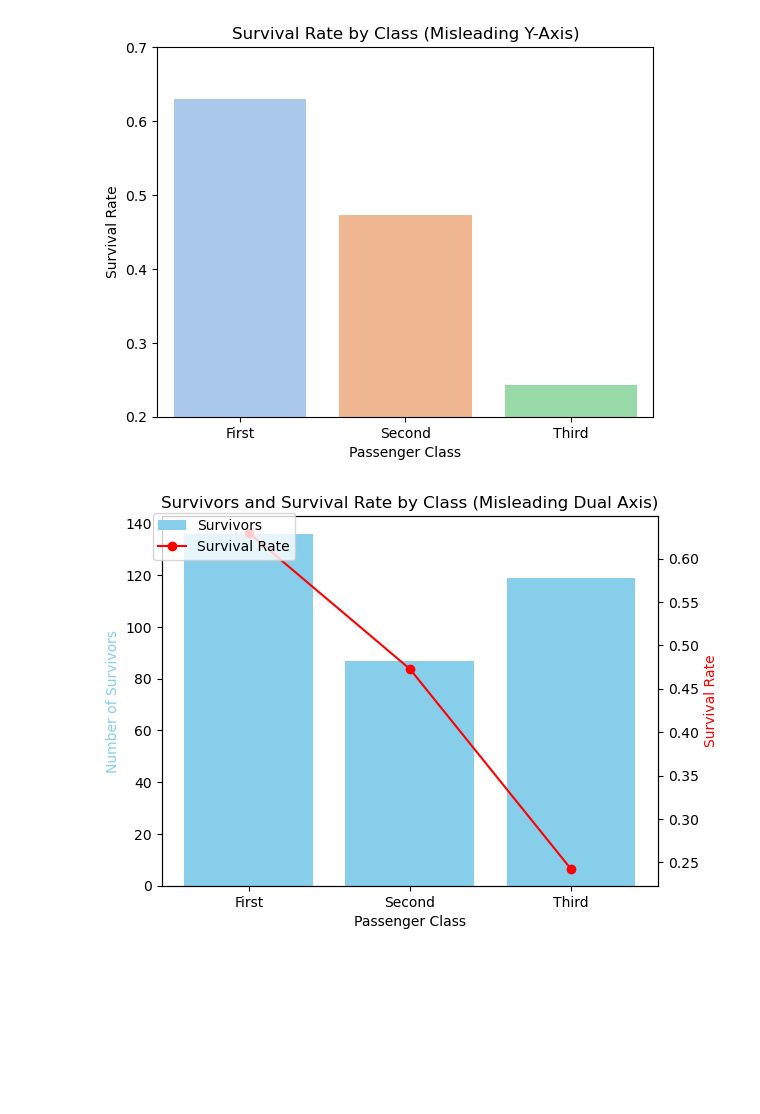
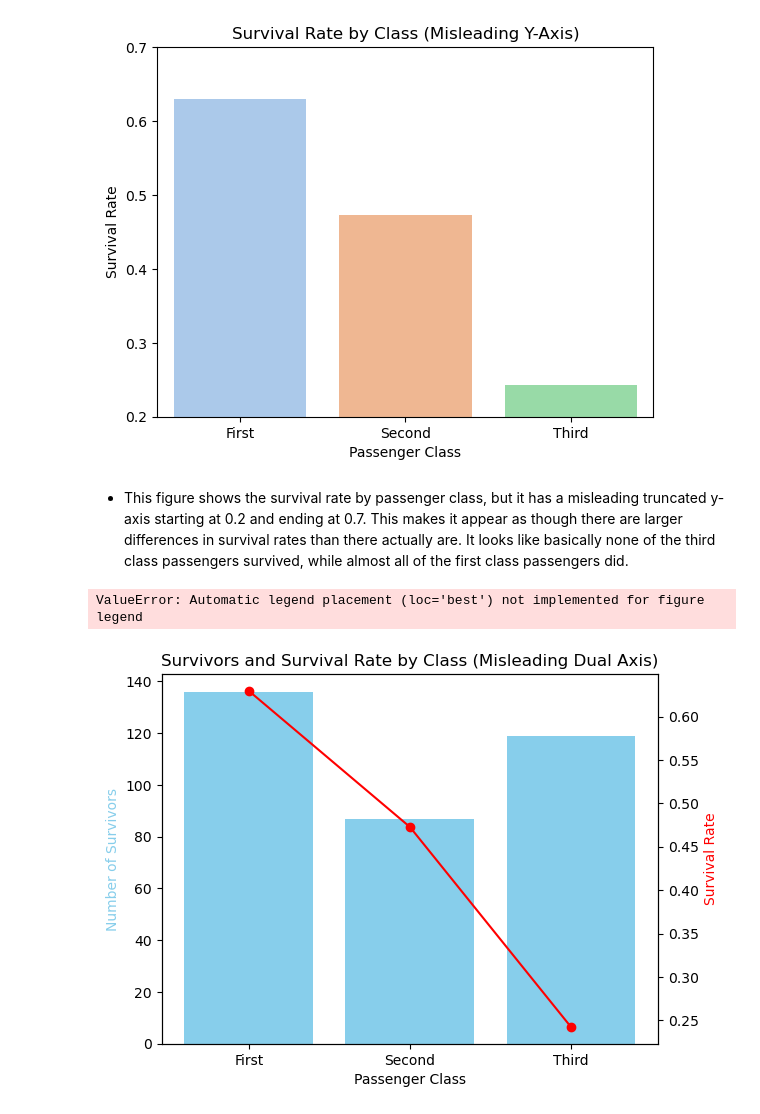
Before and after one commit to chance-roberts/DATA6550-Visualization, a Jupyter notebook: Code/Tretter/TretterK_Visualization.ipynb, the cells around one changed output. Saved outputs shown, nothing was run; the diff lists cells and outputs as text; code cells hidden in the pictures; blank space fills up the shorter version.

```diff
--- a/Code/Tretter/TretterK_Visualization.ipynb
+++ b/Code/Tretter/TretterK_Visualization.ipynb
@@ -90,23 +105,26 @@ Passing `palette` without assigning `hue` is deprecated and will be removed in v
 
   sns.barplot(data=survival_rate, y='survived', x='class', palette='pastel')
 [figure]
+# %% [markdown]
+ - This figure shows the survival rate by passenger class, but it has a misleading truncated y-axis starting at 0.2 and ending at 0.7. This makes it appear as though there are larger differences in survival rates than there actually are. It looks like basically none of the third class passengers survived, while almost all of the first class passengers did.
 # %%
 survival_data = titanic.groupby('class')['survived'].agg(['sum', 'mean']).reset_index()
 
 fig, ax1 = plt.subplots()
 
 # bar plot for the number of survivors
 ax1.bar(survival_data['class'], survival_data['sum'], color='skyblue', label='Survivors')
 ax1.set_xlabel('Passenger Class')
 ax1.set_ylabel('Number of Survivors', color='skyblue')
 
 # create second y-axis
 ax2 = ax1.twinx()
 ax2.plot(survival_data['class'], survival_data['mean'], color='red', marker='o', label='Survival Rate')
 ax2.set_ylabel('Survival Rate', color='red')
 
 plt.title("Survivors and Survival Rate by Class (Misleading Dual Axis)")
-fig.legend(loc="upper left", bbox_to_anchor=(0.1,0.9))
+fig.legend(loc="upper ")
 plt.show()
 # %% [output]
+ValueError: Automatic legend placement (loc='best') not implemented for figure legend
-[figure, old version]
+[figure, new version]
```
Also changed, not shown: parts of 8 cells of this notebook.
